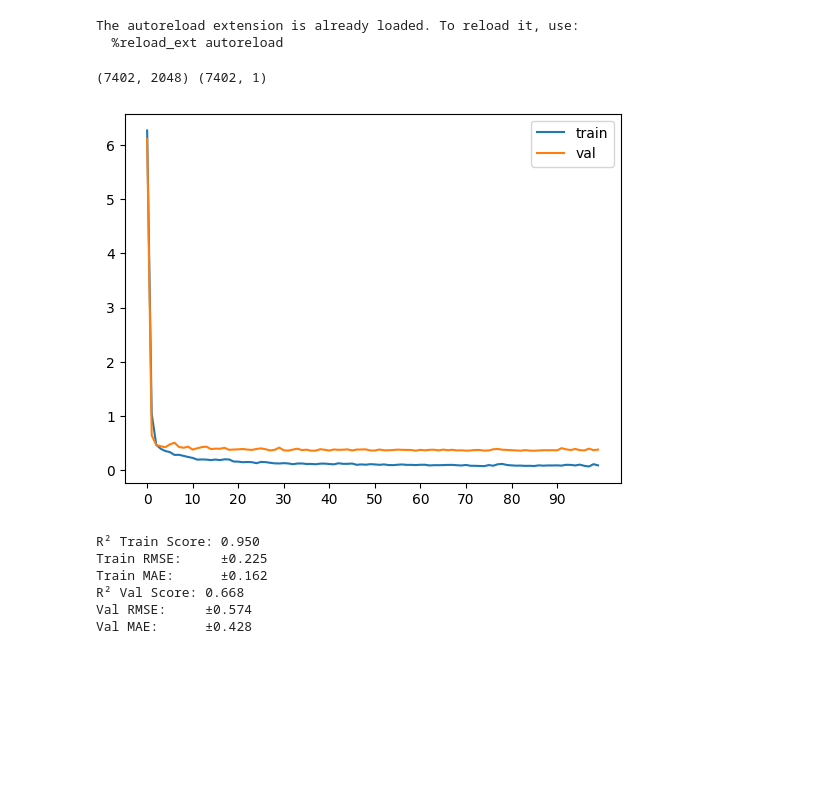
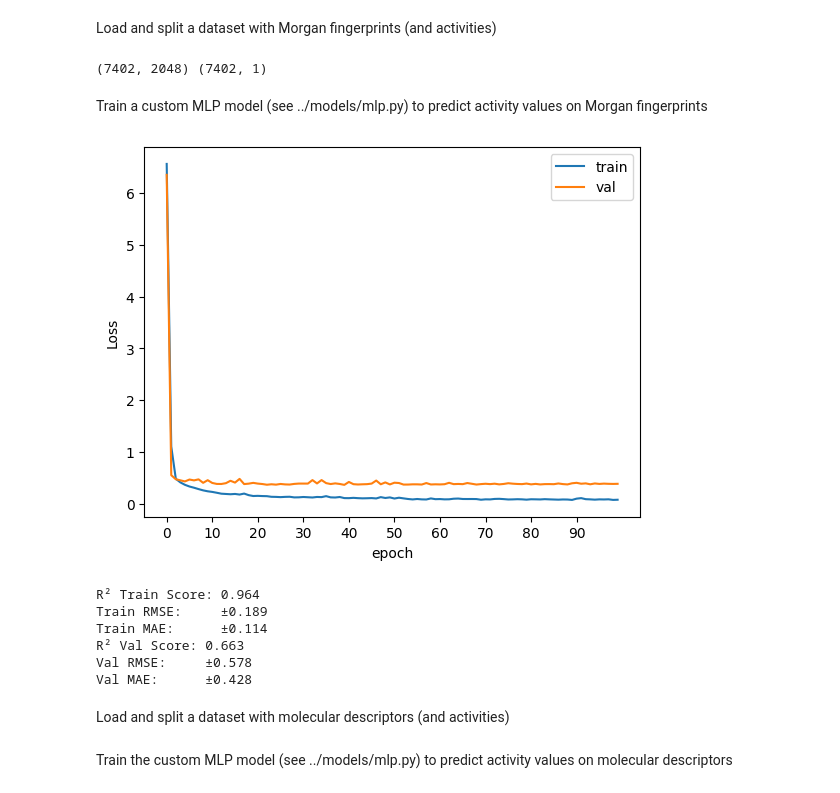
Before and after one commit to lizasidler/qsar-benchmark, a Jupyter notebook: notebooks/MLP_regression.ipynb, the cells around one changed output. Saved outputs shown, nothing was run; the diff lists cells and outputs as text; code cells hidden in the pictures; blank space fills up the shorter version.

```diff
--- a/notebooks/MLP_regression.ipynb
+++ b/notebooks/MLP_regression.ipynb
@@ -9,13 +9,19 @@ import matplotlib.pyplot as plt
 from sklearn.model_selection import train_test_split
 from sklearn.feature_selection import VarianceThreshold
 from sklearn.preprocessing import StandardScaler
+from sklearn.metrics import r2_score, mean_squared_error, mean_absolute_error
 
 from torch.utils.data import TensorDataset, DataLoader
 
-from mlp import MLP_1, MLP_2
+import sys
+from pathlib import Path
+
+parent_dir = Path.cwd().parent
+sys.path.append(str(parent_dir))
+
+from models.mlp import MLP_1, MLP_2
-# %% [output]
-The autoreload extension is already loaded. To reload it, use:
-  %reload_ext autoreload
+# %% [markdown]
+Load and split a dataset with Morgan fingerprints (and activities)
 # %%
 activity = np.loadtxt("../data_collection/activity.dat")
 activity = activity.reshape(-1, 1)
@@ -43,6 +47,8 @@ device = torch.device("cpu")
 #torch.manual_seed(42)
 # %% [output]
 (7402, 2048) (7402, 1)
+# %% [markdown]
+Train a custom MLP model (see ../models/mlp.py) to predict activity values on Morgan fingerprints
 # %%
 dataset_train = TensorDataset(torch.tensor(fp_train, dtype=torch.float32), torch.tensor(act_train, dtype=torch.float32))
 dataset_val = TensorDataset(torch.tensor(fp_val, dtype=torch.float32), torch.tensor(act_val, dtype=torch.float32))
@@ -65,22 +71,25 @@ model.fit(train_loader, val_loader, device, epochs=epochs)
 # %%
 plt.plot(model.train_loss, label='train')
 plt.plot(model.val_loss, label='val')
 
 plt.legend()
+plt.xlabel('epoch')
+plt.ylabel('Loss')
 plt.xticks(range(0, epochs, 10))
-plt.savefig('nn_loss.png')
 plt.show()
 
 model.eval()
 model.analysis(fp_train, act_train, fp_val, act_val, device)
 # %% [output]
-[figure, old version]
+[figure, new version]
-R² Train Score: 0.950
-Train RMSE:     ±0.225
-Train MAE:      ±0.162
-R² Val Score: 0.668
-Val RMSE:     ±0.574
+R² Train Score: 0.964
+Train RMSE:     ±0.189
+Train MAE:      ±0.114
+R² Val Score: 0.663
+Val RMSE:     ±0.578
 Val MAE:      ±0.428
+# %% [markdown]
+Load and split a dataset with molecular descriptors (and activities)
 # %%
 mol_desc = np.loadtxt("../data_collection/mol_desc.dat")
 
@@ -89,6 +98,8 @@ mol_desc_train, mol_desc_val = mol_desc[ind_train], mol_desc[ind_val]
 scaler = StandardScaler()
 mol_desc_train = scaler.fit_transform(mol_desc_train)
 mol_desc_val = scaler.transform(mol_desc_val)
+# %% [markdown]
+Train the custom MLP model (see ../models/mlp.py) to predict activity values on molecular descriptors
 # %%
 dataset_train = TensorDataset(torch.tensor(mol_desc_train, dtype=torch.float32), torch.tensor(act_train, dtype=torch.float32))
 dataset_val = TensorDataset(torch.tensor(mol_desc_val, dtype=torch.float32), torch.tensor(act_val, dtype=torch.float32))
```
Also changed, not shown: parts of 6 cells of this notebook, 16 other files.
